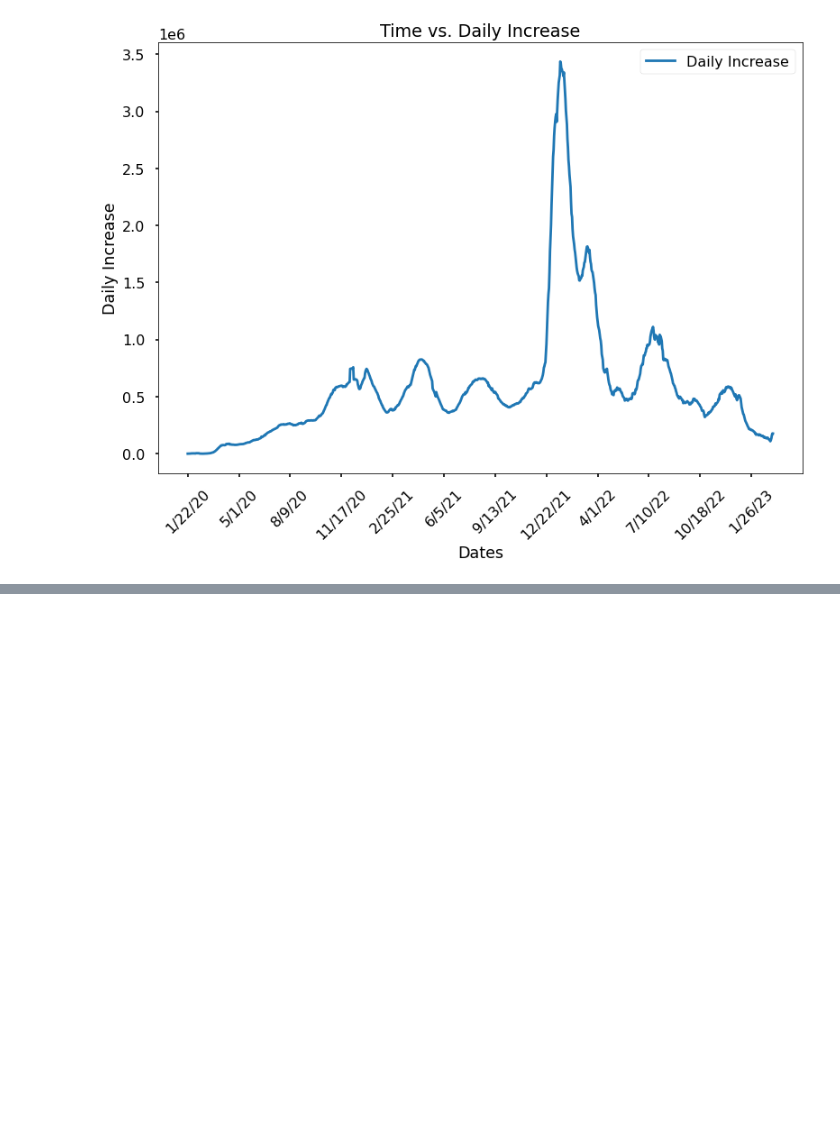
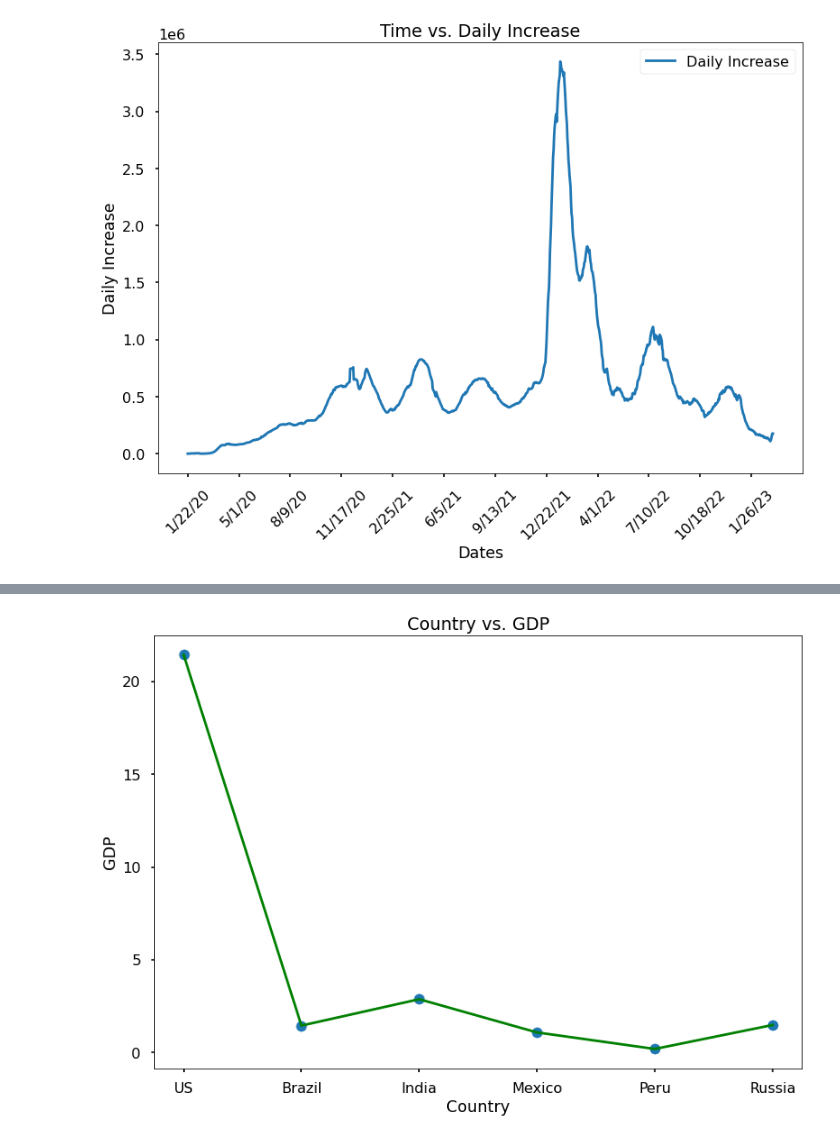
Before and after one commit to DanielPark0606/healthcare, a Jupyter notebook: healthcare.ipynb, the cells around one changed output, grey strips where cells are left out. Drawn from its saved outputs; the diff is of its cells as text; code cells hidden in the pictures; blank space fills up the shorter version.

```diff
--- a/healthcare.ipynb
+++ b/healthcare.ipynb
@@ -130,0 +139,10 @@ future_forcast_avg = moving_average(future_forcast, window)
+# %%
+import matplotlib.pyplot as plt
+plt.scatter(income_data['Country'], income_data['GDP'])
+plt.plot(income_data['Country'], income_data['GDP'], color = 'green')
+plt.xlabel('Country')
+plt.ylabel('GDP')
+plt.title('Country vs. GDP')
+plt.show()
+# %% [output]
+[figure, added]
```
Also changed, not shown: parts of 2 cells of this notebook.
